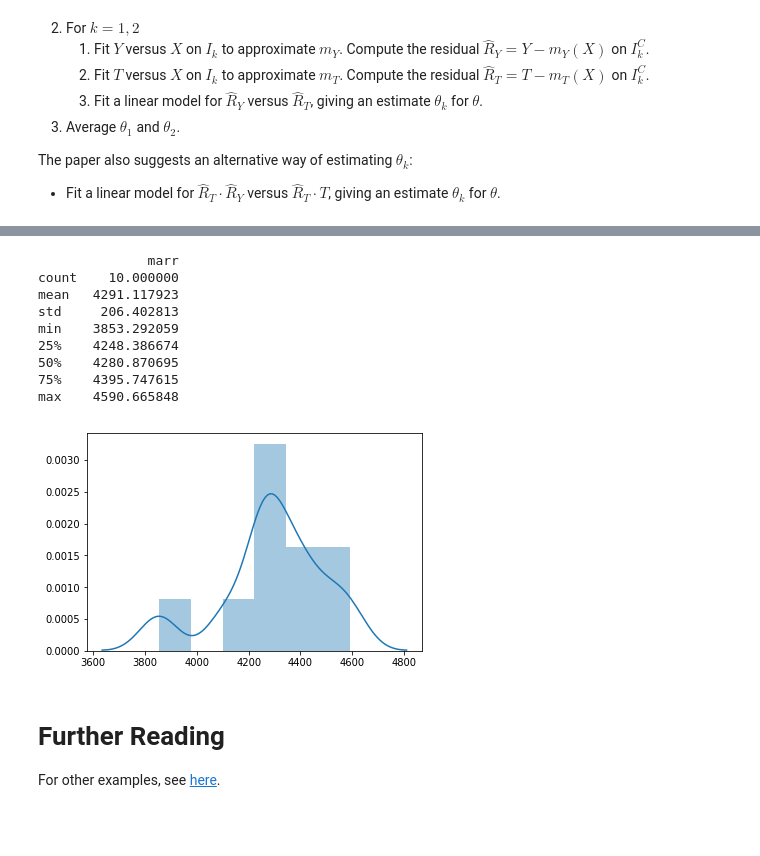
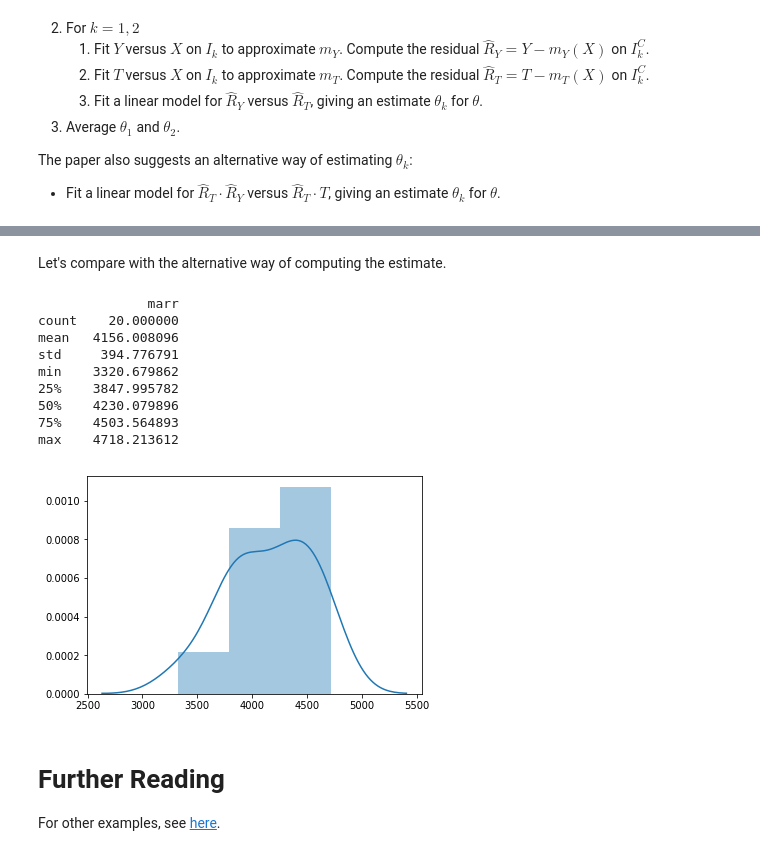
Before and after one commit to vincentqb/data-science-tutorial, a Jupyter notebook: DoubleML.ipynb, the cells around one changed output, grey strips where cells are left out. Cells and saved outputs as stored; diff of their text form; code cells hidden in the pictures; blank space fills up the shorter version.

```diff
--- a/DoubleML.ipynb
+++ b/DoubleML.ipynb
@@ -36,6 +14,23 @@ with $E[R_Y|X, T] = 0$ and $E[R_T|X] = 0$. To estimate $\theta$,
 
 The paper also suggests an alternative way of estimating $\theta_k$:
 * Fit a linear model for $\hat{R}_T \cdot \hat{R}_Y$ versus $\hat{R}_T \cdot T$, giving an estimate $\theta_{k}$ for $\theta$.
+# %%
+class Data():
+    """Class containing data frame, treatments, outcomes, and controls."""
+
+    def __init__(self, df, outcomes, treatments, controls=None):
+        self.df = df
+        self.outcomes = outcomes
+        self.treatments = treatments
+
+         # Assign remaining columns if controls not set
+        self.controls = controls \
+            if controls is not None else self._get_non_to()
+
+    def _get_non_to(self):
+        return [col for col in self.df.columns
+                if col not in self.outcomes
+                and col not in self.treatments]
 # %%
 import numpy as np
 from sklearn.linear_model import LinearRegression
@@ -170,15 +169,10 @@ Let's apply this to the data set.
 # %%
 from sklearn.ensemble import RandomForestRegressor
 
-outcomes = ["nifa"]
-treatments = ["marr"]
+data = Data(
+        df = df,
+        outcomes = ["nifa"],
+        treatments = ["marr"]
+       )
 
 model = RandomForestRegressor(max_depth=2)
-
-estimates = DoubleML(n_split=2, n_repeat=10)\
-.set_model(model)\
-.set_df(df)\
-.set_outcomes(outcomes)\
-.set_treatments(treatments)\
-.set_controls()\
-.estimate()
@@ -207,25 +208,24 @@ max    4704.836849
+# %% [markdown]
+Let's compare with the alternative way of computing the estimate.
 # %%
-estimates = DoubleML(n_split=2, n_repeat=10, alternative_approach=True)\
-.set_model(model)\
-.set_df(df)\
-.set_outcomes(outcomes)\
-.set_treatments(treatments)\
-.set_controls()\
-.estimate()
+estimates = DoubleML(n_split=2, n_repeat=20, alternative_approach=True)\
+            .set_models(model, model)\
+            .set_data(data)\
+            .estimate()
 
 sns.distplot(estimates)
 print(estimates.describe())
 # %% [output]
               marr
-count    10.000000
-mean   4291.117923
-std     206.402813
-min    3853.292059
-25%    4248.386674
-50%    4280.870695
-75%    4395.747615
-max    4590.665848
+count    20.000000
+mean   4156.008096
+std     394.776791
+min    3320.679862
+25%    3847.995782
+50%    4230.079896
+75%    4503.564893
+max    4718.213612
-[figure, old version]
+[figure, new version]
 # %% [markdown]
 # Further Reading
 
```
Also changed, not shown: parts of 9 cells of this notebook.
